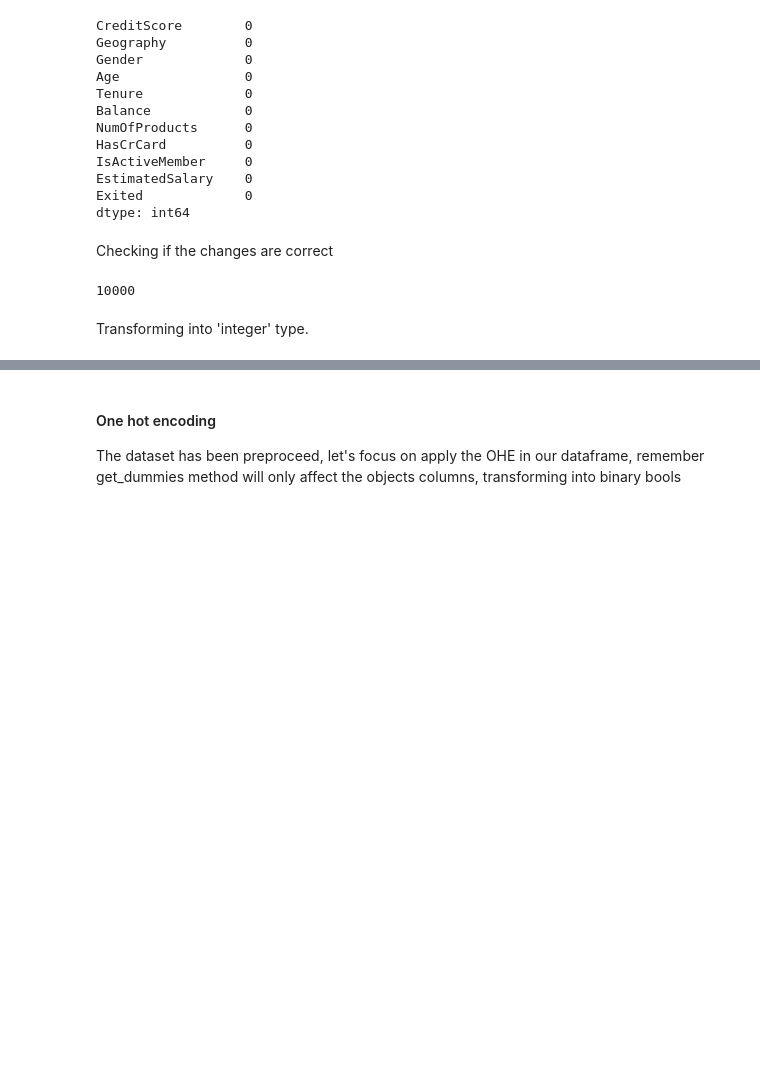
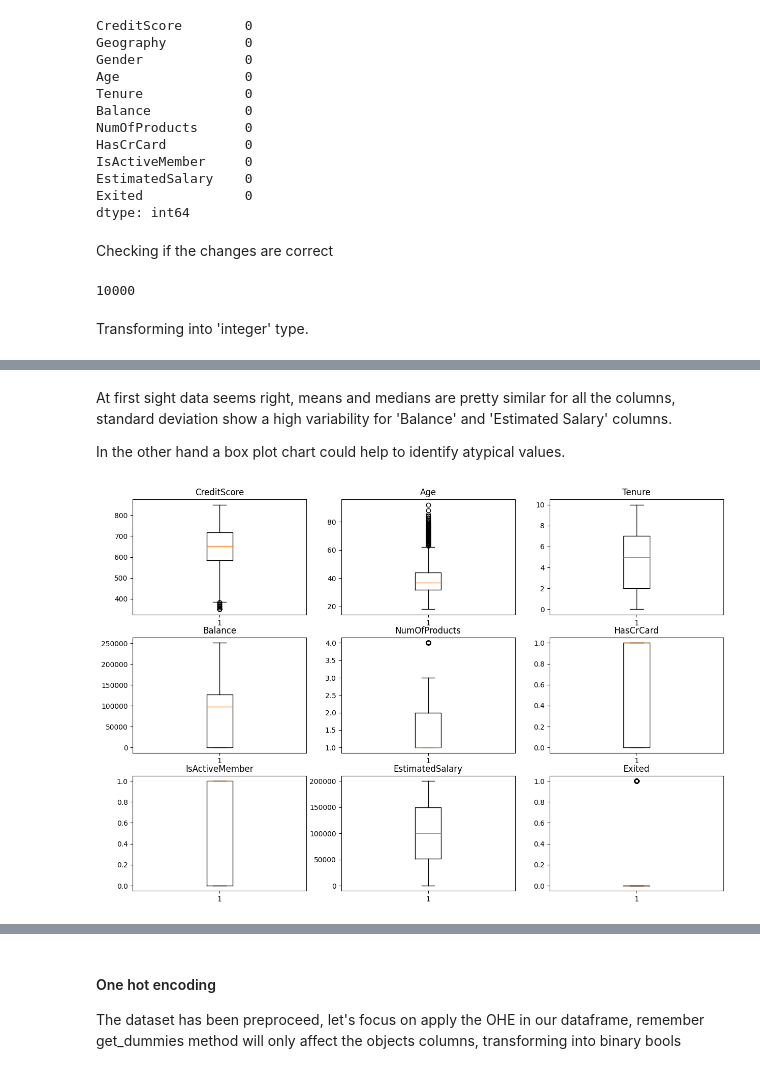
Before and after one commit to jmhrivera/project_09_ML_Bank_Customer_Churn_Prediction, a Jupyter notebook: betabank_tt.ipynb, the cells around one changed output, grey strips where cells are left out. Saved outputs shown, nothing was run; the diff lists cells and outputs as text; code cells hidden in the pictures; blank space fills up the shorter version.

```diff
--- a/betabank_tt.ipynb
+++ b/betabank_tt.ipynb
@@ -154,0 +231,20 @@ df['Tenure']= df['Tenure'].astype(int)
+# %% [markdown]
+At first sight data seems right, means and medians are pretty similar for all the columns, standard deviation show a high variability for 'Balance' and 'Estimated Salary' columns.
+
+In the other hand a box plot chart could help to identify atypical values.
+# %%
+num_columns =df.select_dtypes(include=['int', 'float']).columns
+
+# Creating a 3.3 figure that plots all the integer and float types.
+fig, axs = plt.subplots(3, 3, figsize=(15, 10))
+
+for i, column in enumerate(num_columns):
+    row = i // 3
+    col = i % 3
+    axs[row, col].boxplot(df[column])
+    axs[row, col].set_title(column)
+    i += 1
+
+plt.show()
+# %% [output]
+[figure, added]
```
Also changed, not shown: parts of 48 cells of this notebook.
